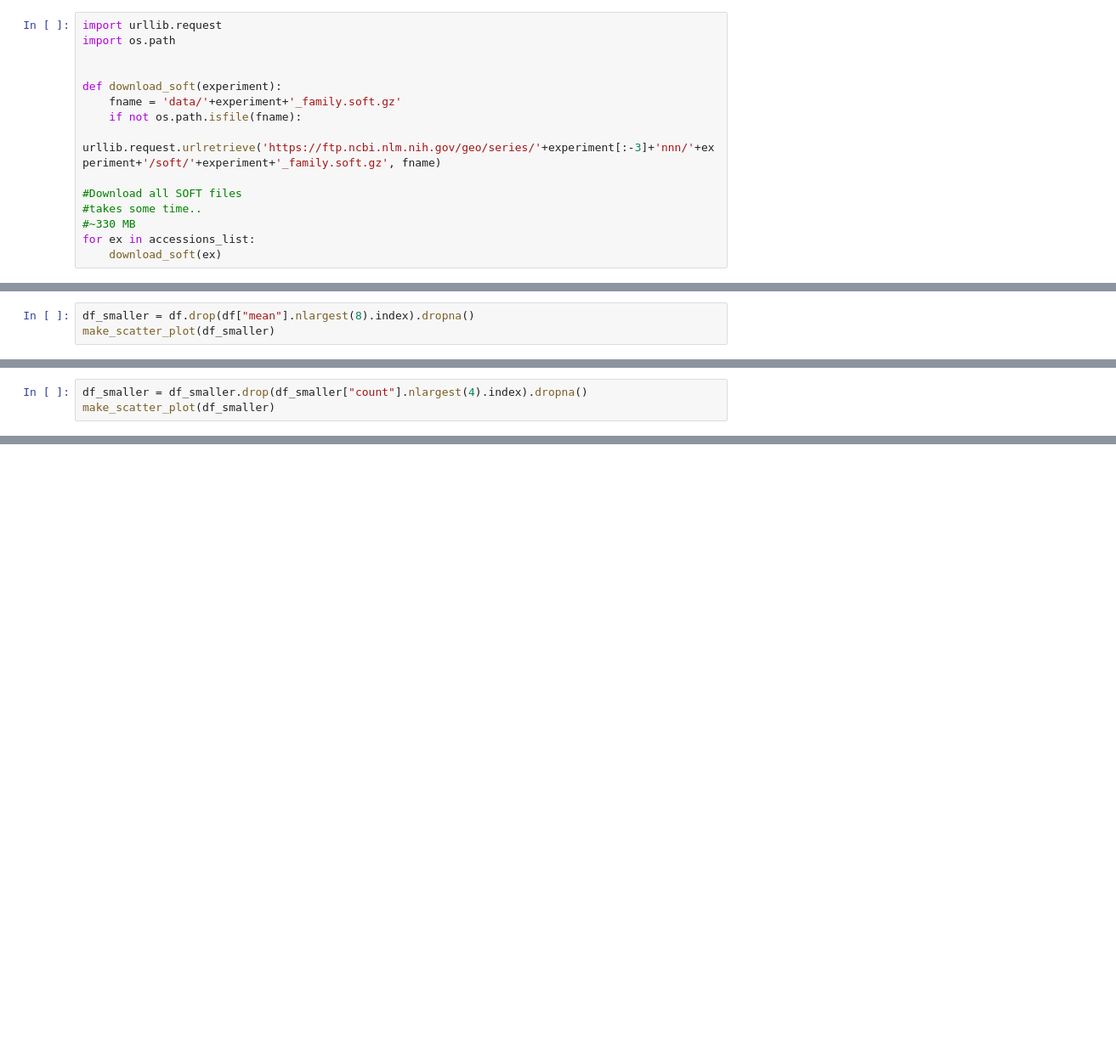
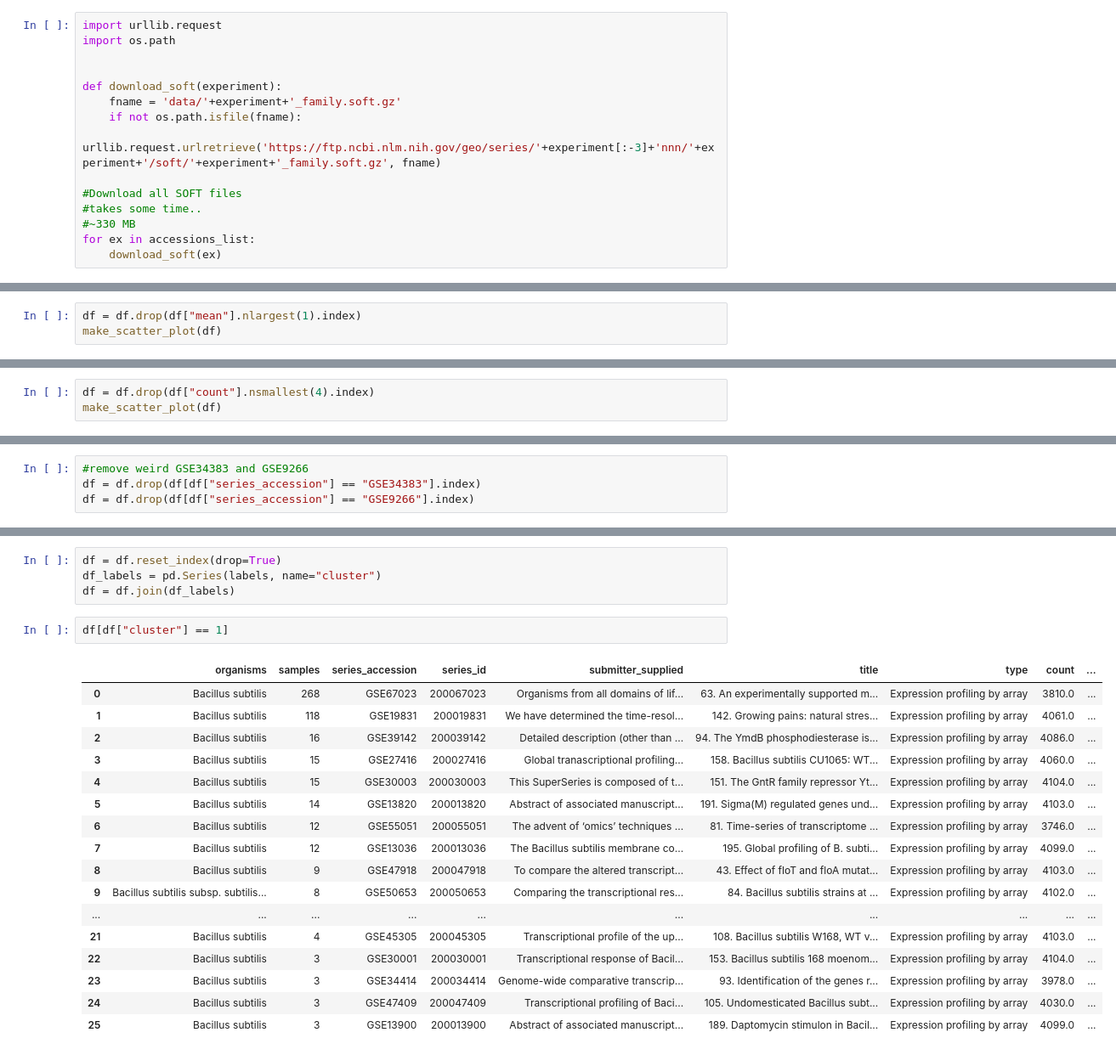
Before and after one commit to mcx2576/AI_project_26, a Jupyter notebook: parse_summary.ipynb, the cells around one changed output, grey strips where cells are left out. Shown at 85% size. Drawn from its saved outputs; the diff is of its cells as text; blank space fills up the shorter version.

```diff
--- a/parse_summary.ipynb
+++ b/parse_summary.ipynb
@@ -145,5 +165,5 @@ df["mean"].nlargest(10)
 Name: mean, dtype: float64
 # %%
-df_smaller = df.drop(df["mean"].nlargest(8).index).dropna()
-make_scatter_plot(df_smaller)
+df = df.drop(df["mean"].nlargest(1).index)
+make_scatter_plot(df)
 # %% [output]
@@ -164,5 +185,5 @@ df_smaller["count"].nlargest(10)
 Name: count, dtype: float64
 # %%
-df_smaller = df_smaller.drop(df_smaller["count"].nlargest(4).index).dropna()
-make_scatter_plot(df_smaller)
+df = df.drop(df["count"].nsmallest(4).index)
+make_scatter_plot(df)
 # %% [output]
@@ -225,0 +241,4 @@ Estimated number of clusters: 9
+# %%
+#remove weird GSE34383 and GSE9266
+df = df.drop(df[df["series_accession"] == "GSE34383"].index)
+df = df.drop(df[df["series_accession"] == "GSE9266"].index)
@@ -225,0 +303,24 @@ Estimated number of clusters: 9
+# %%
+df = df.reset_index(drop=True)
+df_labels = pd.Series(labels, name="cluster")
+df = df.join(df_labels)
+# %%
+df[df["cluster"] == 1]
+# %% [output]
+|  | organisms | samples | series_accession | series_id | submitter_supplied | title | type | count | ... |
+| 0 | Bacillus subtilis | 268 | GSE67023 | 200067023 | Organisms from all domains of lif... | 63. An experimentally supported m... | Expression profiling by array | 3810.0 | ... |
+| 1 | Bacillus subtilis | 118 | GSE19831 | 200019831 | We have determined the time-resol... | 142. Growing pains: natural stres... | Expression profiling by array | 4061.0 | ... |
+| 2 | Bacillus subtilis | 16 | GSE39142 | 200039142 | Detailed description (other than ... | 94. The YmdB phosphodiesterase is... | Expression profiling by array | 4086.0 | ... |
+| 3 | Bacillus subtilis | 15 | GSE27416 | 200027416 | Global tranascriptional profiling... | 158. Bacillus subtilis CU1065: WT... | Expression profiling by array | 4060.0 | ... |
+| 4 | Bacillus subtilis | 15 | GSE30003 | 200030003 | This SuperSeries is composed of t... | 151. The GntR family repressor Yt... | Expression profiling by array | 4104.0 | ... |
+| 5 | Bacillus subtilis | 14 | GSE13820 | 200013820 | Abstract of associated manuscript... | 191. Sigma(M) regulated genes und... | Expression profiling by array | 4103.0 | ... |
+| 6 | Bacillus subtilis | 12 | GSE55051 | 200055051 | The advent of ‘omics’ techniques ... | 81. Time-series of transcriptome ... | Expression profiling by array | 3746.0 | ... |
+| 7 | Bacillus subtilis | 12 | GSE13036 | 200013036 | The Bacillus subtilis membrane co... | 195. Global profiling of B. subti... | Expression profiling by array | 4099.0 | ... |
+| 8 | Bacillus subtilis | 9 | GSE47918 | 200047918 | To compare the altered transcript... | 43. Effect of floT and floA mutat... | Expression profiling by array | 4103.0 | ... |
+| 9 | Bacillus subtilis subsp. subtilis... | 8 | GSE50653 | 200050653 | Comparing the transcriptional res... | 84. Bacillus subtilis strains at ... | Expression profiling by array | 4102.0 | ... |
+| ... | ... | ... | ... | ... | ... | ... | ... | ... | ... |
+| 21 | Bacillus subtilis | 4 | GSE45305 | 200045305 | Transcriptional profile of the up... | 108. Bacillus subtilis W168, WT v... | Expression profiling by array | 4103.0 | ... |
+| 22 | Bacillus subtilis | 3 | GSE30001 | 200030001 | Transcriptional response of Bacil... | 153. Bacillus subtilis 168 moenom... | Expression profiling by array | 4104.0 | ... |
+| 23 | Bacillus subtilis | 3 | GSE34414 | 200034414 | Genome-wide comparative transcrip... | 93. Identification of the genes r... | Expression profiling by array | 3978.0 | ... |
+| 24 | Bacillus subtilis | 3 | GSE47409 | 200047409 | Transcriptional profiling of Baci... | 105. Undomesticated Bacillus subt... | Expression profiling by array | 4030.0 | ... |
+| 25 | Bacillus subtilis | 3 | GSE13900 | 200013900 | Abstract of associated manuscript... | 189. Daptomycin stimulon in Bacil... | Expression profiling by array | 4099.0 | ... |
```
Also changed, not shown: parts of 14 cells of this notebook, 3 other files.
